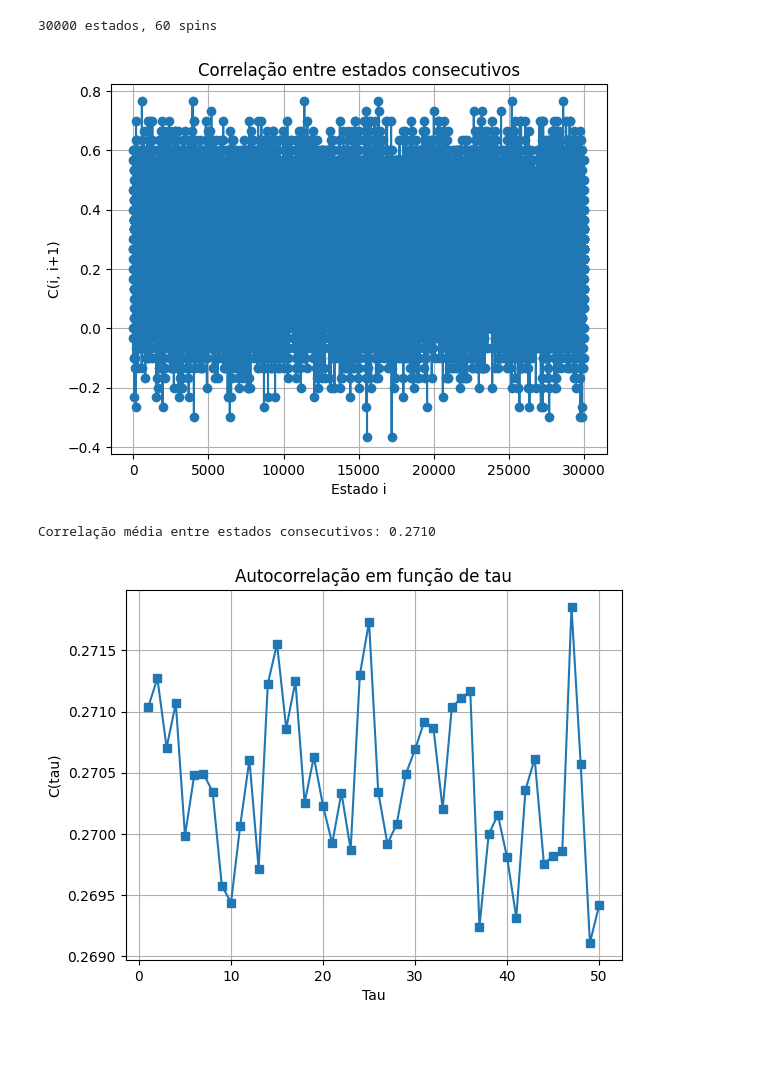
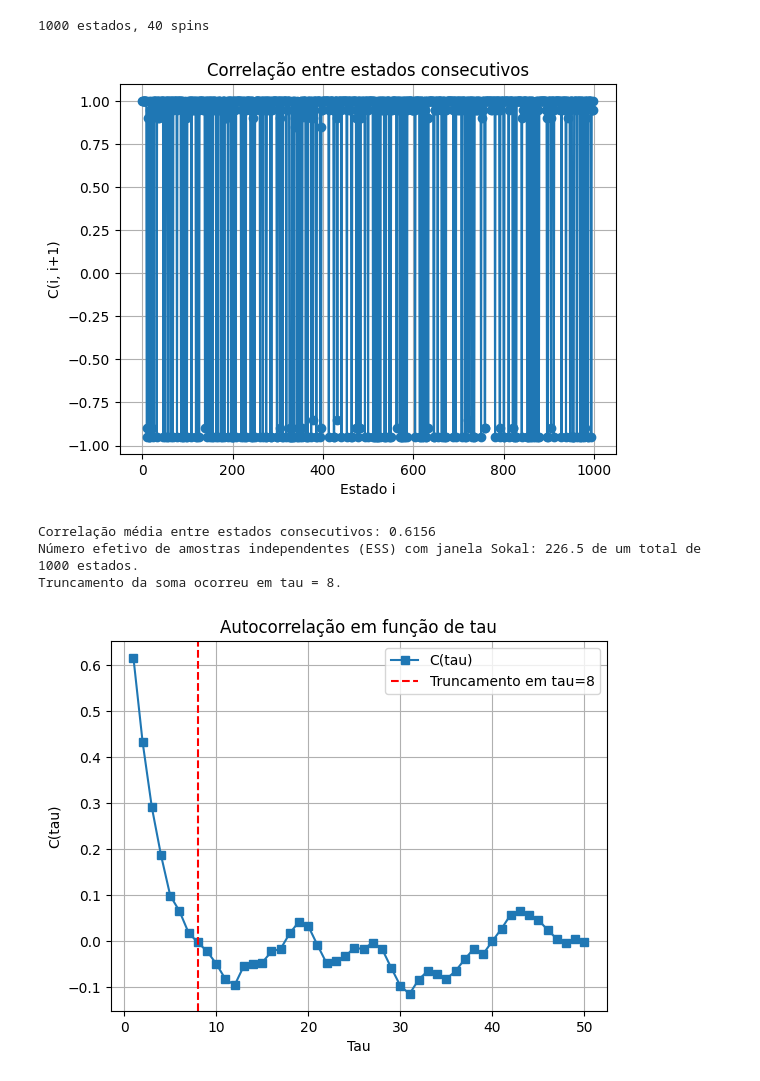
Before and after one commit to JuniorAlencar/BoltzmannMachine, a Jupyter notebook: jupyter/syntetic_data_tests.ipynb, the cells around one changed output. Drawn from its saved outputs; the diff is of its cells as text; code cells hidden in the pictures; blank space fills up the shorter version.

```diff
--- a/jupyter/syntetic_data_tests.ipynb
+++ b/jupyter/syntetic_data_tests.ipynb
@@ -19,7 +19,7 @@ import matplotlib.pyplot as plt
 
 # --- CONFIGURAÇÃO ---
 # Carregar dados
-data = np.loadtxt("../syntetic_tests/N_60/data_110027.dat", delimiter=",", skiprows=1)
+data = np.loadtxt("../syntetic_tests/N_60/data_771.dat", delimiter=",", skiprows=1)
 
 num_states, num_spins = data.shape
 print(f"{num_states} estados, {num_spins} spins")
@@ -32,35 +32,62 @@ for i in range(num_states - 1):
     corr_consecutiva.append(ci)
 
 plt.plot(corr_consecutiva, marker='o')
 plt.xlabel("Estado i")
 plt.ylabel("C(i, i+1)")
 plt.title("Correlação entre estados consecutivos")
 plt.grid(True)
 plt.show()
 
 print(f"Correlação média entre estados consecutivos: {np.mean(corr_consecutiva):.4f}")
 
 # --- 2. Tempo de autocorrelação para diferentes tau ---
 max_tau = min(50, num_states - 1)  # Limita tau para evitar problemas
 
 C_tau = []
 taus = np.arange(1, max_tau + 1)
 
 for tau in taus:
     C = []
     for i in range(num_states - tau):
         c = np.dot(data[i], data[i + tau]) / num_spins
         C.append(c)
     C_tau.append(np.mean(C))
 
-plt.plot(taus, C_tau, marker='s')
+C_tau = np.array(C_tau)
+
+# --- 3. Estimativa do número efetivo de amostras independentes (ESS) com janela Sokal ---
+
+sum_C = 0.0
+trunc_tau = None  # Onde vamos cortar o somatório
+
+for i in range(len(C_tau)):
+    if C_tau[i] > 0:
+        sum_C += C_tau[i]
+    else:
+        trunc_tau = taus[i]
+        break
+
+if trunc_tau is None:
+    trunc_tau = max_tau  # Se nunca encontrou valor negativo, considera todo o range
+
+n_eff = num_states / (1 + 2 * sum_C)
+
+print(f"Número efetivo de amostras independentes (ESS) com janela Sokal: {n_eff:.1f} de um total de {num_states} estados.")
+print(f"Truncamento da soma ocorreu em tau = {trunc_tau}.")
+
+# --- 4. Gráfico da autocorrelação com janela de truncamento ---
+plt.plot(taus, C_tau, marker='s', label="C(tau)")
+plt.axvline(trunc_tau, color='red', linestyle='--', label=f"Truncamento em tau={trunc_tau}")
 plt.xlabel("Tau")
 plt.ylabel("C(tau)")
 plt.title("Autocorrelação em função de tau")
 plt.grid(True)
+plt.legend()
 plt.show()
 # %% [output]
-30000 estados, 60 spins
+1000 estados, 40 spins
-[figure, old version]
+[figure, new version]
-Correlação média entre estados consecutivos: 0.2710
+Correlação média entre estados consecutivos: 0.6156
+Número efetivo de amostras independentes (ESS) com janela Sokal: 226.5 de um total de 1000 estados.
+Truncamento da soma ocorreu em tau = 8.
-[figure, old version]
+[figure, new version]
```
Also changed, not shown: parts of 1 cell of this notebook, 3 other files.
